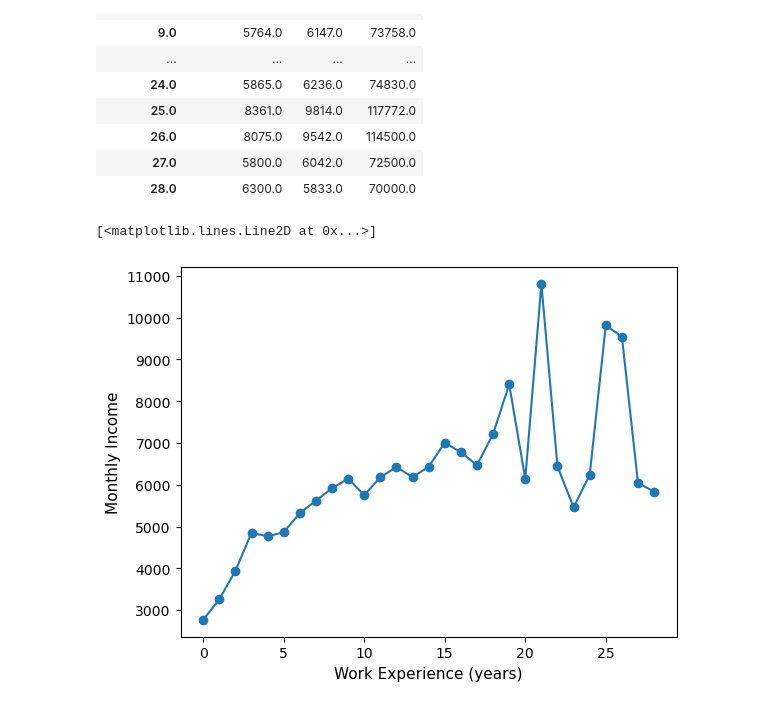
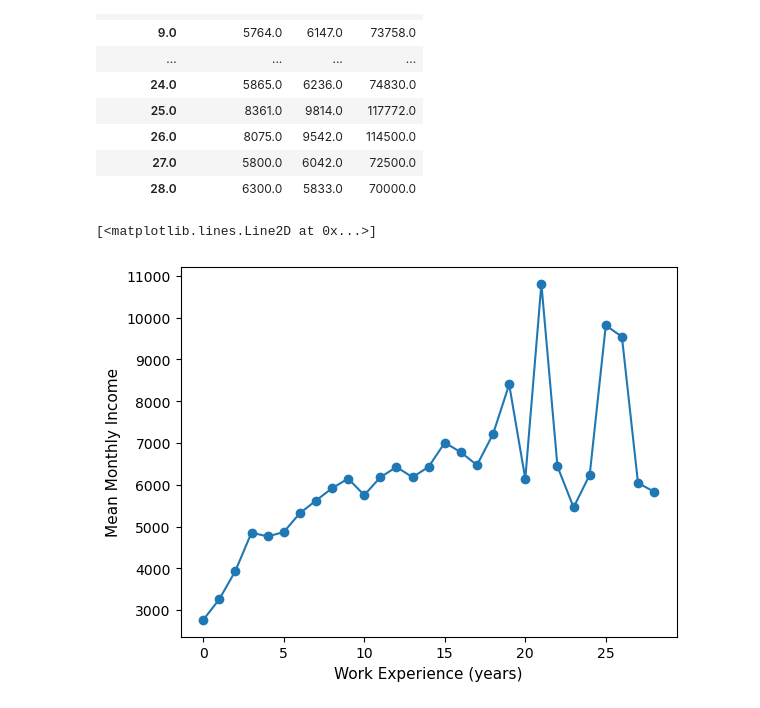
Before and after one commit to ojcal/data-science-stuff, a Jupyter notebook: Coding_Salaries_Finland.ipynb, the cells around one changed output. Cells and saved outputs as stored; diff of their text form; code cells hidden in the pictures.

```diff
--- a/Coding_Salaries_Finland.ipynb
+++ b/Coding_Salaries_Finland.ipynb
@@ -86,13 +86,13 @@ mean_salaries
 # %%
 plot_y = mean_salaries['Kk-tulot']
 plot_x = np.arange(0,29)
 
-plt.ylabel('Monthly Income', fontsize=11)
+plt.ylabel('Mean Monthly Income', fontsize=11)
 plt.xlabel('Work Experience (years)', fontsize=11)
 
 std_dev = mean_salaries['Kk-tulot'].std()
 
 plt.plot(plot_x,plot_y,'-o')
 # %% [output]
 [<matplotlib.lines.Line2D at 0x...>]
-[figure, old version]
+[figure, new version]
```
